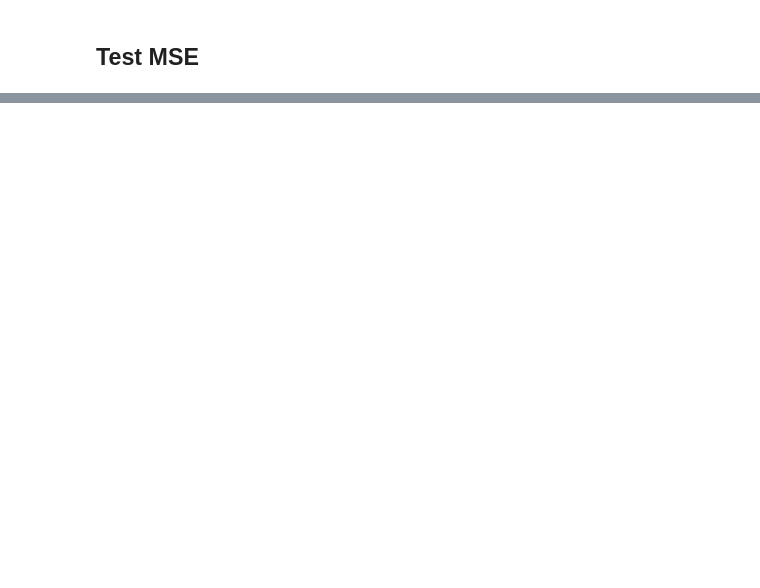
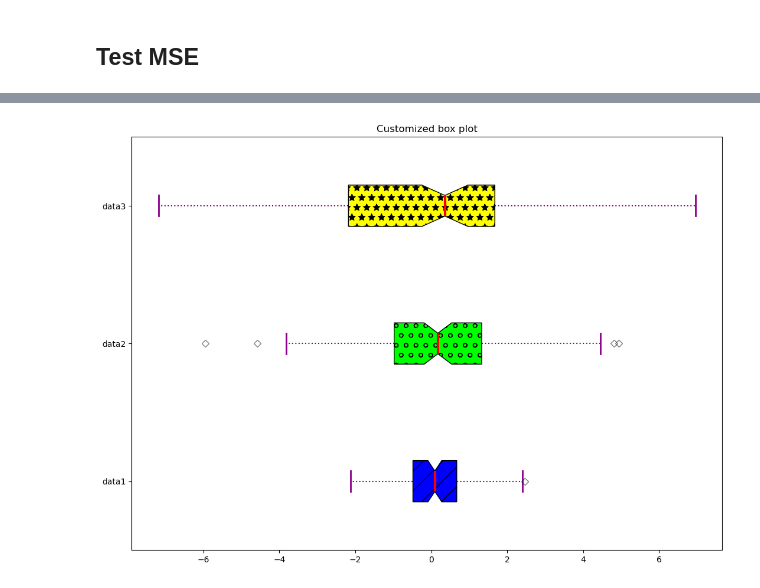
Before and after one commit to ag2435/npr, a Jupyter notebook: examples/neurips/plot_ablation.ipynb, the cells around one changed output, grey strips where cells are left out. Cells and saved outputs as stored; diff of their text form; code cells hidden in the pictures; blank space fills up the shorter version.

```diff
--- a/examples/neurips/plot_ablation.ipynb
+++ b/examples/neurips/plot_ablation.ipynb
@@ -111,0 +249,60 @@ fig.write_image(fig_file)
+# %%
+# import matplotlib.pyplot as plt
+# import numpy as np
+
+# Random data
+np.random.seed(10)
+data = [np.random.normal(0, std, 100) for std in range(1, 4)]
+
+fig = plt.figure(figsize =(10, 7))
+
+# Creating axes instance
+ax = fig.add_axes([0, 0, 1, 1])
+
+# Creating plot
+bp = ax.boxplot(data, patch_artist = True, notch = True, vert = 0)
+
+colors = ['#0000FF', '#00FF00', '#FFFF00']
+hatches = ['/', 'o', '*']
+
+for patch, color, hatch in zip(bp['boxes'], colors, hatches):
+    patch.set_facecolor(color)
+    patch.set_hatch(hatch)
+
+# Changing color and line width of whiskers
+for whisker in bp['whiskers']:
+    whisker.set(color ='#8B008B',
+                linewidth = 1.5,
+                linestyle =":")
+
+# Changing color and line width of caps
+for cap in bp['caps']:
+    cap.set(color ='#8B008B',
+            linewidth = 2)
+
+# Changing color and line width of medians
+for median in bp['medians']:
+    median.set(color ='red',
+               linewidth = 3)
+
+# Changing style of fliers
+for flier in bp['fliers']:
+    flier.set(marker ='D',
+               color ='#e7298a',
+               alpha = 0.5)
+
+# x-axis labels
+ax.set_yticklabels(['data1', 'data2', 'data3'])
+
+# Adding title
+plt.title("Customized box plot")
+
+# Removing top axes and right axes
+# ticks
+ax.get_xaxis().tick_bottom()
+ax.get_yaxis().tick_left()
+
+# show plot
+plt.show()
+# %% [output]
+[figure, added]
```
Also changed, not shown: parts of 13 cells of this notebook, 13 other files.
